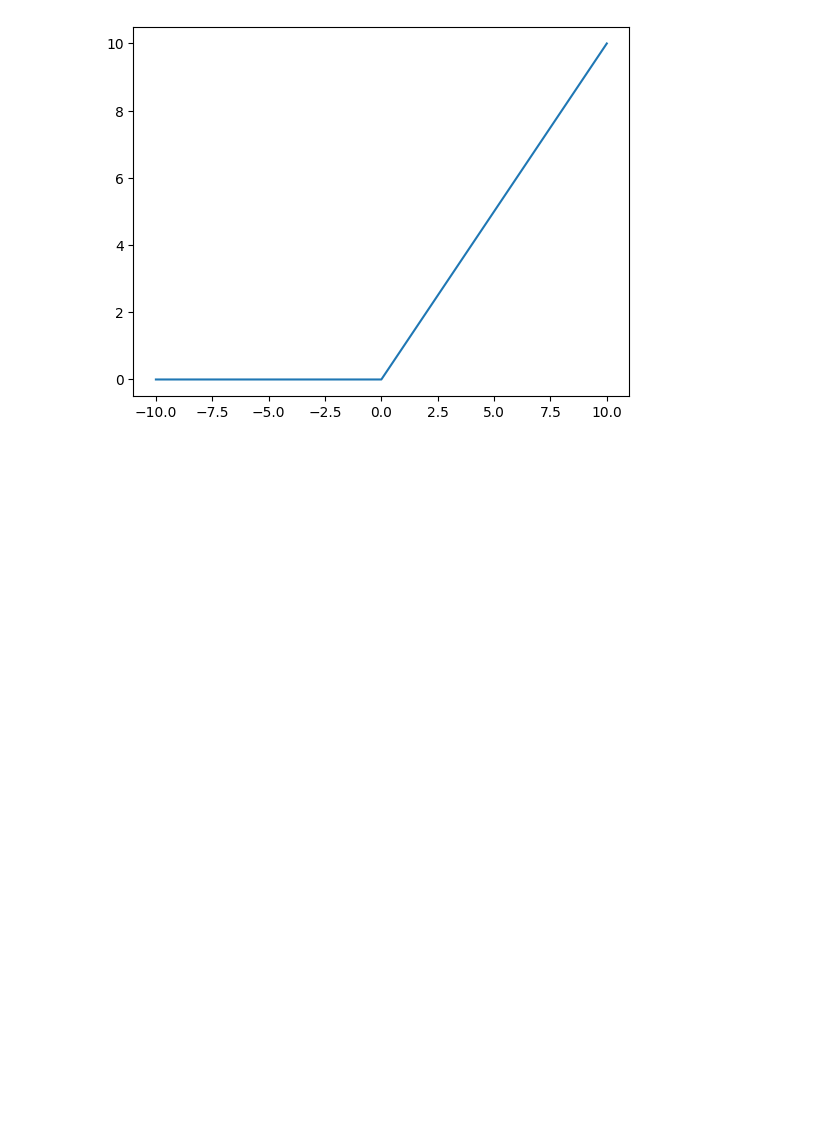
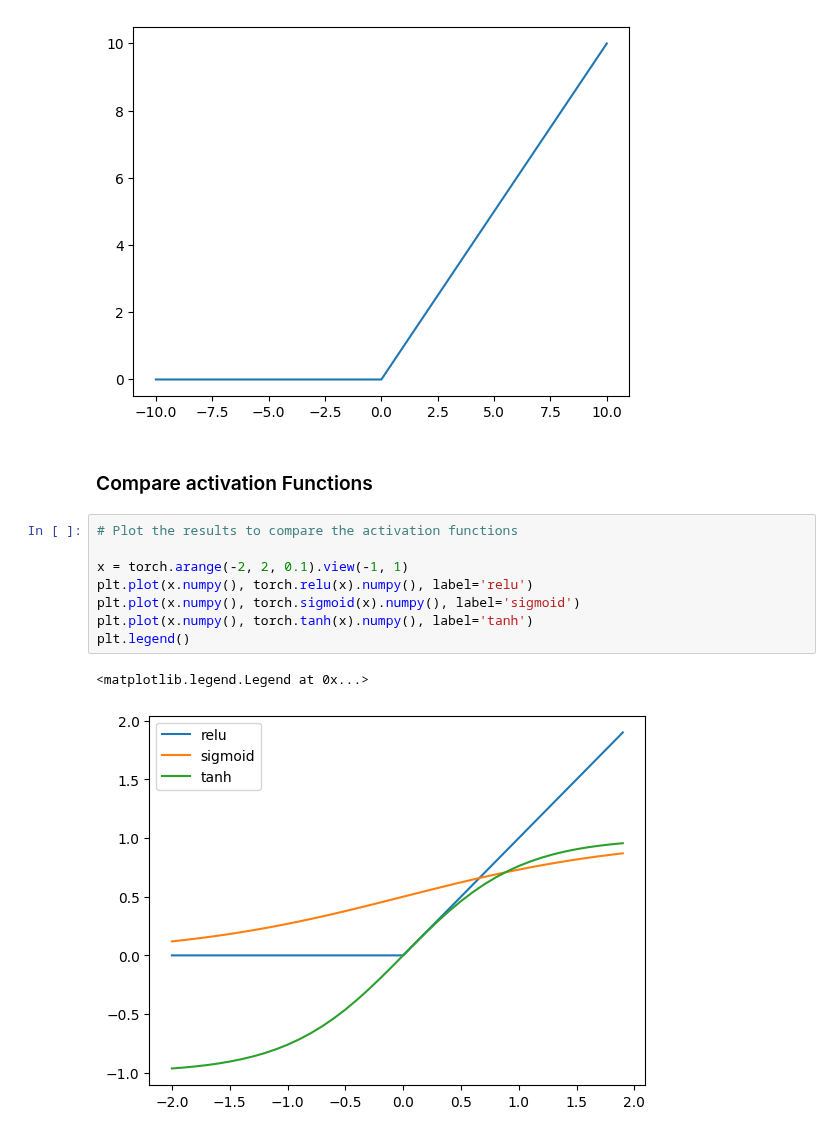
Before and after one commit to AjBorbzz/DataScience_AI_ML, a Jupyter notebook: PyTorch/IBM_Pytorch/DeepLearning_with_Pytorch/activation_fn_PyTorch.ipynb, the cells around one changed output. Saved outputs shown, nothing was run; the diff lists cells and outputs as text; blank space fills up the shorter version.

Commit message:
Compare Activation functions with -1 and 1

```diff
--- a/PyTorch/IBM_Pytorch/DeepLearning_with_Pytorch/activation_fn_PyTorch.ipynb
+++ b/PyTorch/IBM_Pytorch/DeepLearning_with_Pytorch/activation_fn_PyTorch.ipynb
@@ -63,3 +63,16 @@ plt.plot(z.numpy(), yhat.numpy())
 plt.show()
 # %% [output]
 [figure]
+# %% [markdown]
+### Compare activation Functions
+# %%
+# Plot the results to compare the activation functions
+
+x = torch.arange(-2, 2, 0.1).view(-1, 1)
+plt.plot(x.numpy(), torch.relu(x).numpy(), label='relu')
+plt.plot(x.numpy(), torch.sigmoid(x).numpy(), label='sigmoid')
+plt.plot(x.numpy(), torch.tanh(x).numpy(), label='tanh')
+plt.legend()
+# %% [output]
+<matplotlib.legend.Legend at 0x...>
+[figure, added]
```
Also changed, not shown: parts of 1 cell of this notebook.
